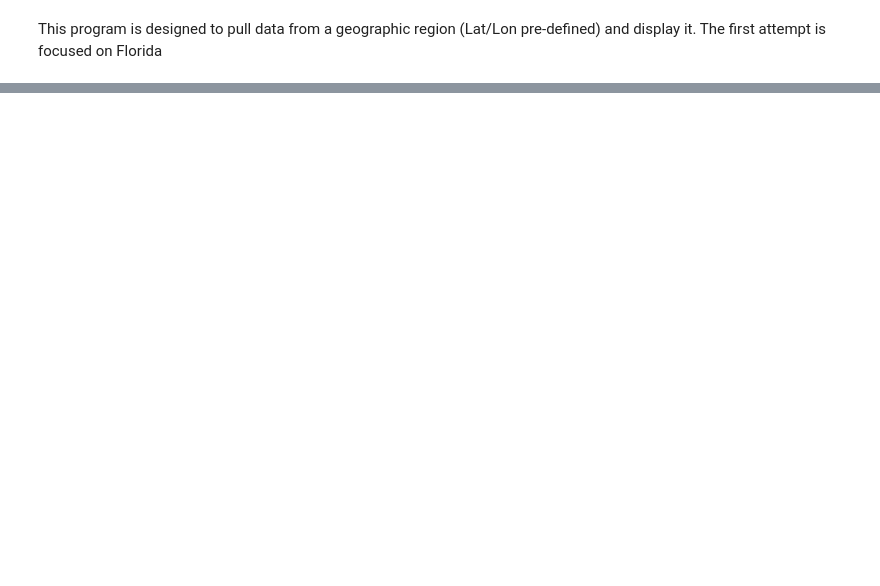
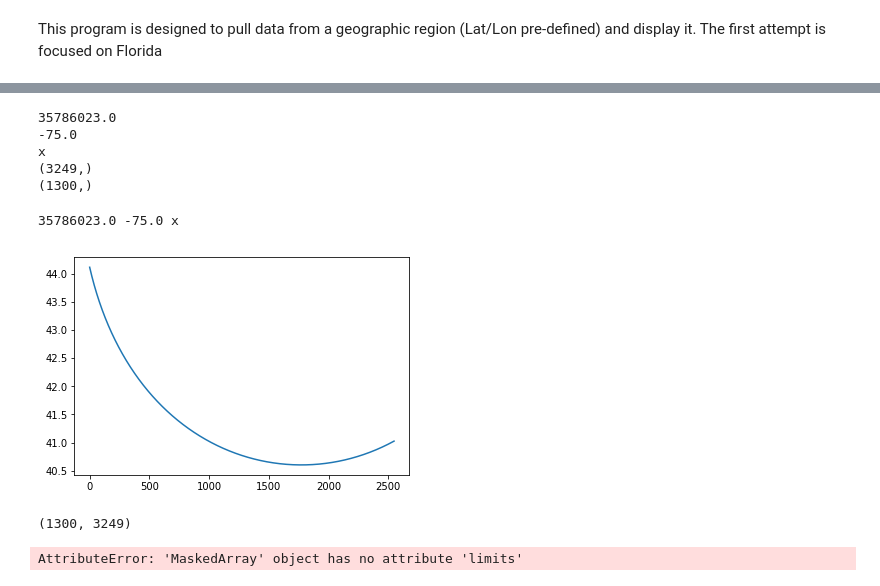
Before and after one commit to thielwx/GLM_Import, a Jupyter notebook: GeoFocus.ipynb, the cells around one changed output, grey strips where cells are left out. Drawn from its saved outputs; the diff is of its cells as text; code cells hidden in the pictures; blank space fills up the shorter version.

```diff
--- a/GeoFocus.ipynb
+++ b/GeoFocus.ipynb
@@ -13,3 +14,5 @@ import cartopy.mpl as cmpl
 # %%
 #import netCDF file
-nc_file = nc.Dataset('../../../localdata/cases/20180519/GLM_data/GLM-00-00_20180520_030000_60_1src_056urad-dx_flash_extent.nc','r')
+nc_file = nc.Dataset('/localdata/cases/20180519/GLM_data/GLM-00-00_20180520_030000_60_1src_056urad-dx_flash_extent.nc','r')
+variables = nc_file.variables.keys()
+print (variables)
@@ -62,0 +23,53 @@ we = plt.colorbar()
+# %%
+nc_file.variables['goes_imager_projection']
+
+# Satellite height
+sat_h = nc_file.variables['goes_imager_projection'].perspective_point_height
+print (sat_h)
+
+# Satellite longitude
+sat_lon = nc_file.variables['goes_imager_projection'].longitude_of_projection_origin
+print (sat_lon)
+
+# Satellite sweep
+sat_sweep = nc_file.variables['goes_imager_projection'].sweep_angle_axis
+print (sat_sweep)
+
+# The projection x and y coordinates equals
+# the scanning angle (in radians) multiplied by the satellite height (http://proj4.org/projections/geos.html)
+X = nc_file.variables['x'][:] * sat_h
+Y = nc_file.variables['y'][:] * sat_h
+print (X.shape)
+print (Y.shape)
+# %% [output]
+35786023.0
+-75.0
+x
+(3249,)
+(1300,)
+# %%
+print (sat_h,sat_lon,sat_sweep)
+# %% [output]
+35786023.0 -75.0 x
+# %%
+# map object with pyproj
+p = Proj(proj='geos', h=sat_h, lon_0=sat_lon, sweep=sat_sweep)
+# %%
+XX, YY = np.meshgrid(X, Y)
+lons, lats = p(XX, YY, inverse=True)
+# %%
+plts=plt.plot(lats[800,700:])#,levels=np.arange(-140,-80))
+plt.ymax=80
+plt.ymin=20
+plt.show()
+#plt.colorbar()
+limits = (lats > 35) & (lats < 50)
+limits.shape
+# %% [output]
+[figure, added]
+(1300, 3249)
+# %%
+plt.contourf(lats,levels=np.arange(25,80))
+plt.colorbar()
+# %% [output]
+AttributeError: 'MaskedArray' object has no attribute 'limits'
```
Also changed, not shown: parts of 9 cells of this notebook, 2 other files.
